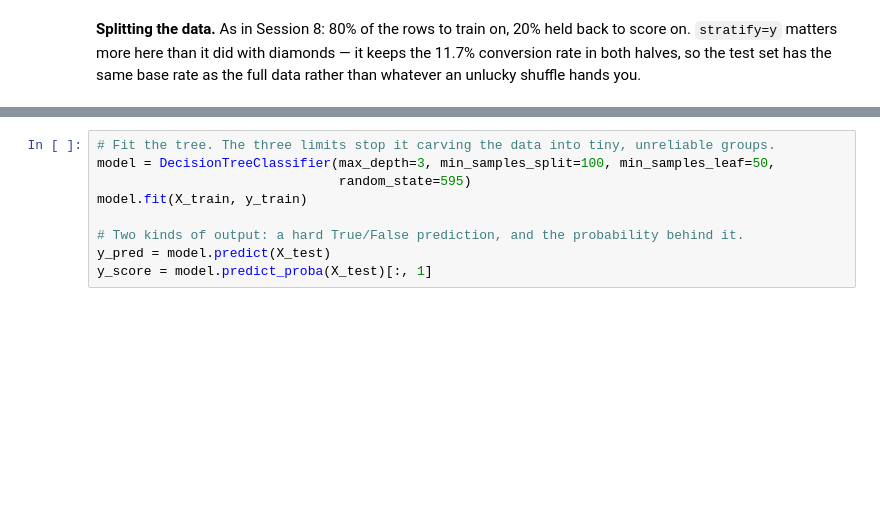
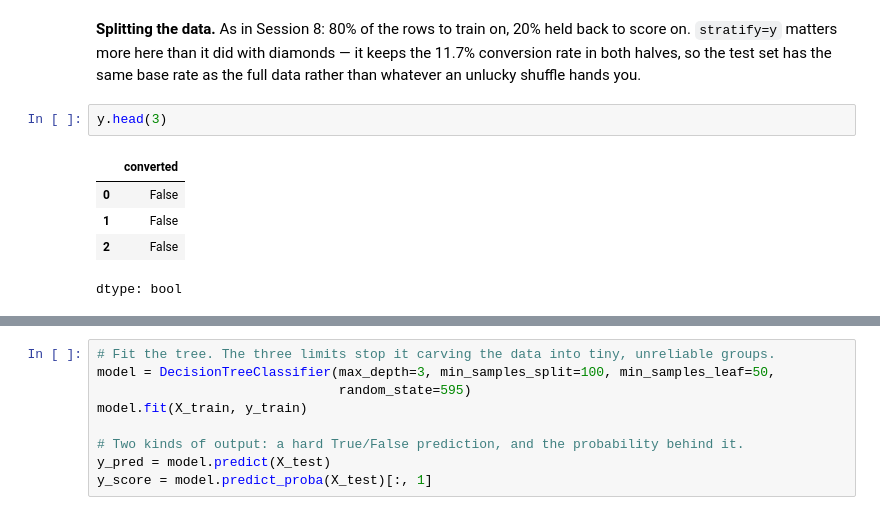
Before and after one commit to laglead/IS834_Fall_2026, a Jupyter notebook: Session 09 - Supervised Learning - Model Evaluation/Supervised_Learning.ipynb, the cells around one changed output, grey strips where cells are left out. Drawn from its saved outputs; the diff is of its cells as text; blank space fills up the shorter version.

```diff
--- a/Session 09 - Supervised Learning - Model Evaluation/Supervised_Learning.ipynb
+++ b/Session 09 - Supervised Learning - Model Evaluation/Supervised_Learning.ipynb
@@ -124,5 +142,13 @@ X.head(3)
 # %% [markdown]
 **Splitting the data.** As in Session 8: 80% of the rows to train on, 20% held back to score on. `stratify=y` matters more here than it did with diamonds — it keeps the 11.7% conversion rate in both halves, so the test set has the same base rate as the full data rather than whatever an unlucky shuffle hands you.
+# %%
+y.head(3)
+# %% [output]
+|  | converted |
+| 0 | False |
+| 1 | False |
+| 2 | False |
+dtype: bool
 # %%
 # 80% to train on, 20% held back to score on, with the same conversion rate in both halves.
 X_train, X_test, y_train, y_test = train_test_split(
```
Also changed, not shown: parts of 46 cells of this notebook, 2 other files.
